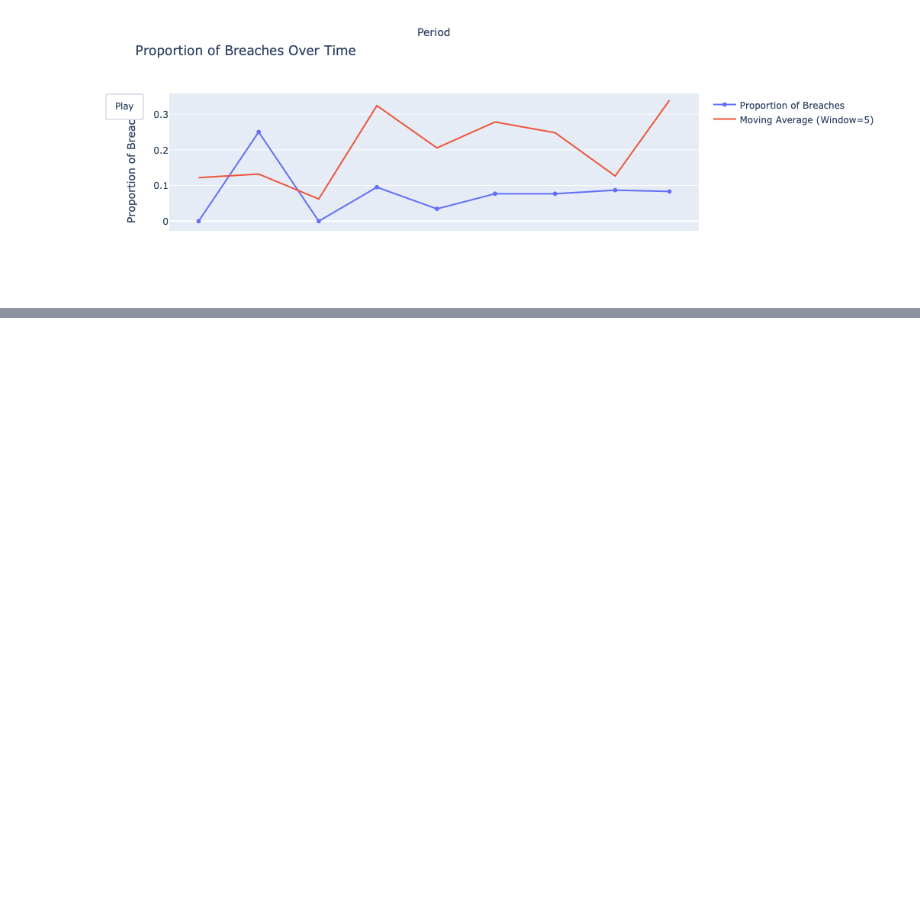
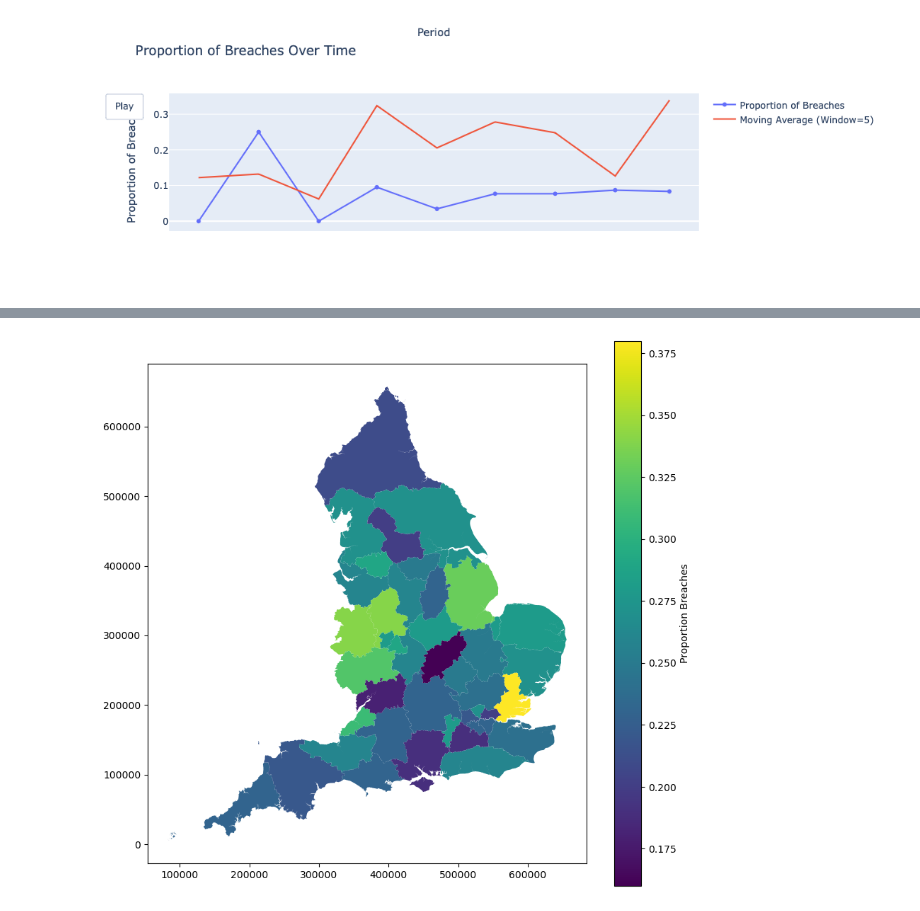
Before and after one commit to ploginovic/hpdm139_A2, a Jupyter notebook: canseer/workstation_21stDec.ipynb, the cells around one changed output, grey strips where cells are left out. Cells and saved outputs as stored; diff of their text form; code cells hidden in the pictures; blank space fills up the shorter version.

Commit message:
added first geopandas plot by ICB geography

```diff
--- a/canseer/workstation_21stDec.ipynb
+++ b/canseer/workstation_21stDec.ipynb
@@ -72,7 +72,10 @@ icb_code_to_names = dict(zip(icb_codes['ICB22CDH'], icb_codes['ICB22NM']))
 org_to_icb = dict(zip(nhs_link['ORG_CODE'], nhs_link['Higher Level Health Geography']))
 
 data['hhlg'] = data['ORG_CODE'].map(org_to_icb)
-data['icb'] = data['hhlg'].map(icb_code_to_names)
+data['ICB23NM'] = data['hhlg'].map(icb_code_to_names)
+# %%
+icb_breaches = round(data.groupby('icb').BREACHES.sum() / data.groupby('icb').TOTAL.sum(), 2).astype(float)
+icb_breaches.rename('proportion_breaches', inplace=True)
 # %%
 import geopandas as gpd
 path_to_shapefile = 'data/ons_shapefile/Integrated_Care_Boards_April_2023_EN_BFC_1659257819249669363/'
@@ -84,0 +93,11 @@ len(gdf
+# %%
+merged_gdf = pd.merge(gdf, icb_breaches, left_on='ICB23NM', right_index=True)
+merged_gdf.head()
+# %%
+fig, ax = plt.subplots(figsize=(10, 10))
+merged_gdf.plot(column='proportion_breaches', ax=ax, legend=True,
+                legend_kwds={'label': "Proportion Breaches", 'orientation': "vertical"})
+
+plt.show()
+# %% [output]
+[figure, added]
```
Also changed, not shown: parts of 2 cells of this notebook, 1 other file.
